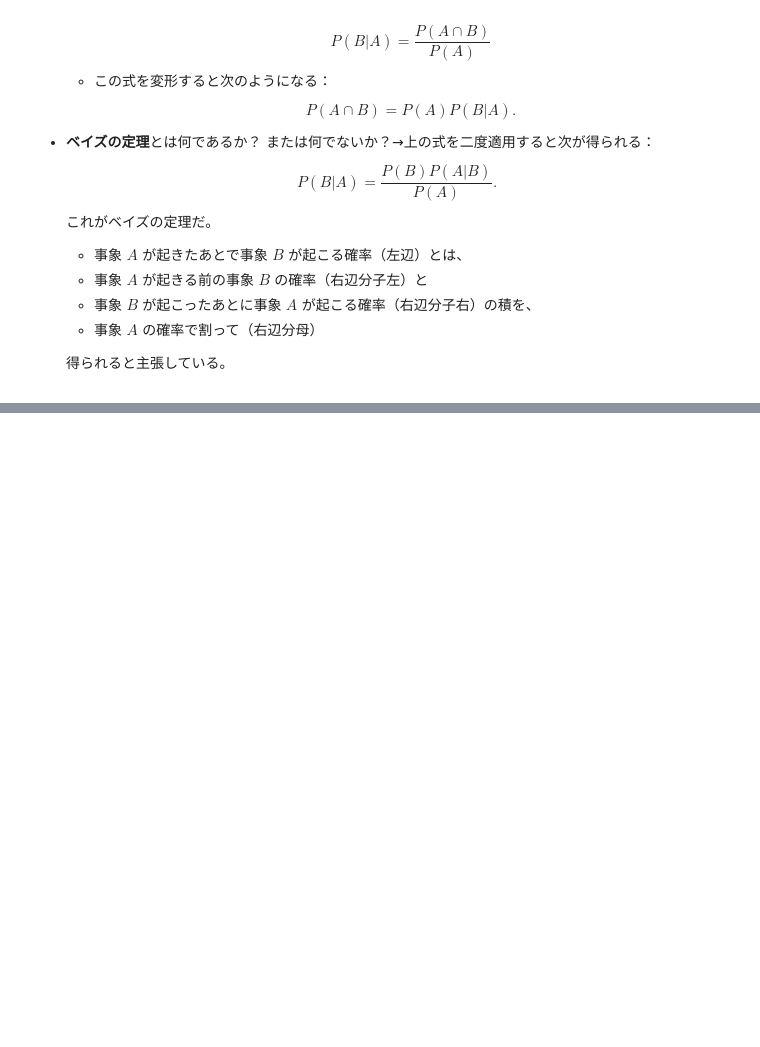
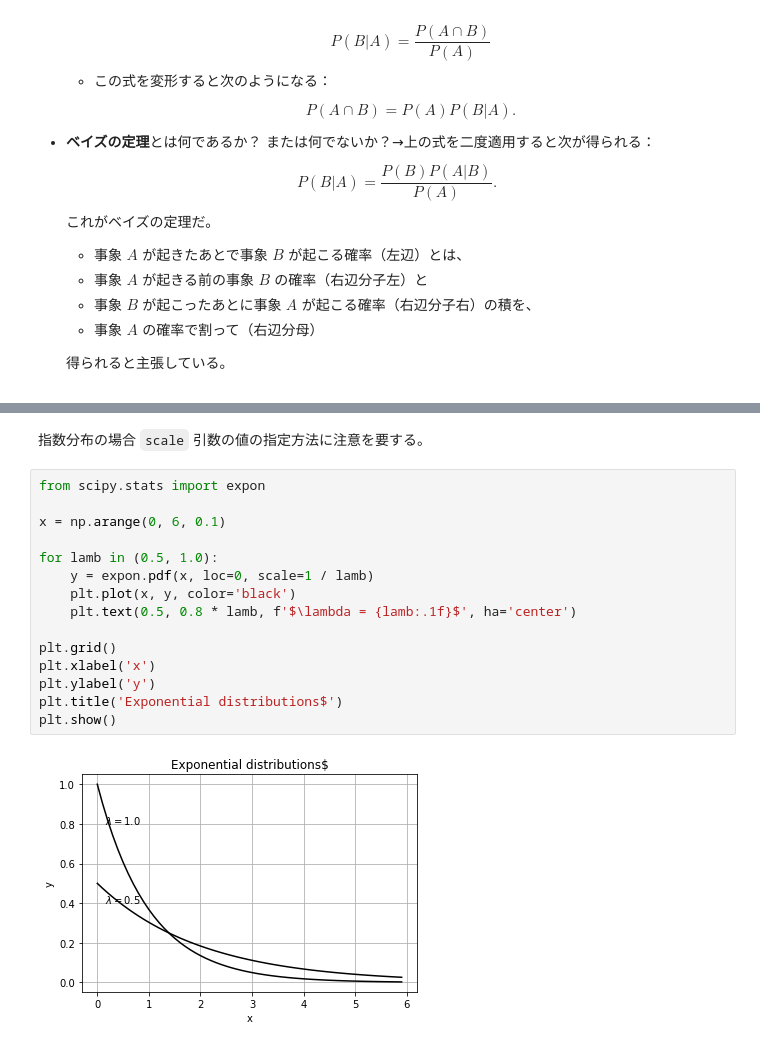
Before and after one commit to showa-yojyo/jupyter-notebooks, a Jupyter notebook: yamanouchi18/yamanouchi18-chapter4.ipynb, the cells around one changed output, grey strips where cells are left out. Drawn from its saved outputs; the diff is of its cells as text; blank space fills up the shorter version.

```diff
--- a/yamanouchi18/yamanouchi18-chapter4.ipynb
+++ b/yamanouchi18/yamanouchi18-chapter4.ipynb
@@ -41,0 +163,19 @@
+# %% [markdown]
+指数分布の場合 `scale` 引数の値の指定方法に注意を要する。
+# %%
+from scipy.stats import expon
+
+x = np.arange(0, 6, 0.1)
+
+for lamb in (0.5, 1.0):
+    y = expon.pdf(x, loc=0, scale=1 / lamb)
+    plt.plot(x, y, color='black')
+    plt.text(0.5, 0.8 * lamb, f'$\lambda = {lamb:.1f}$', ha='center')
+
+plt.grid()
+plt.xlabel('x')
+plt.ylabel('y')
+plt.title('Exponential distributions$')
+plt.show()
+# %% [output]
+[figure, added]
```
Also changed, not shown: parts of 5 cells of this notebook.
